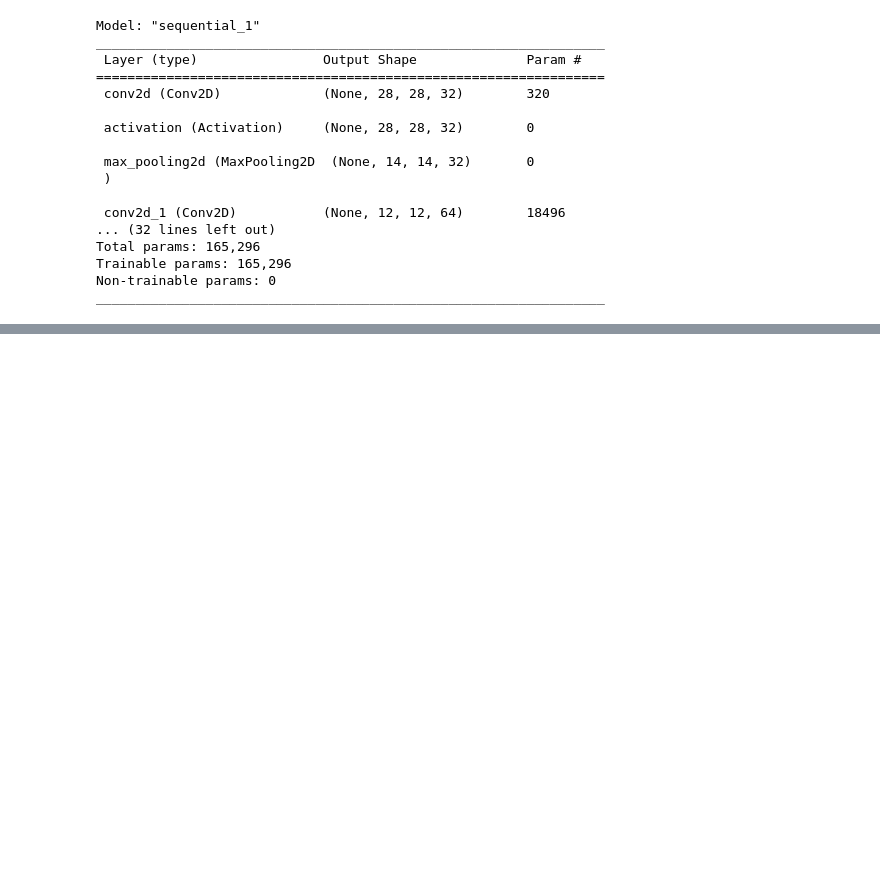
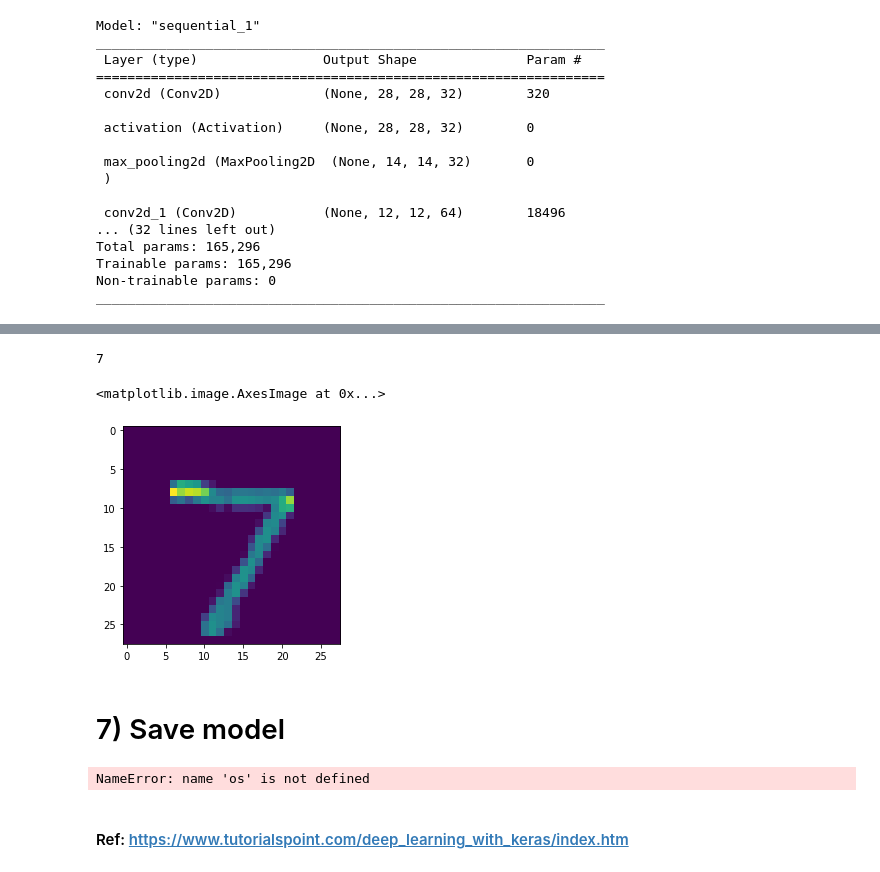
Before and after one commit to amira-haouet/Digit_recognition, a Jupyter notebook: Digit_recognition.ipynb, the cells around one changed output, grey strips where cells are left out. Cells and saved outputs as stored; diff of their text form; code cells hidden in the pictures; blank space fills up the shorter version.

Commit message:
save model

```diff
--- a/Digit_recognition.ipynb
+++ b/Digit_recognition.ipynb
@@ -311,0 +303,19 @@ plt.imshow(x_testr[A])
+# %%
+print(np.argmax(predictions[0]))
+plt.imshow(x_testr[0])
+# %% [output]
+7
+<matplotlib.image.AxesImage at 0x...>
+[figure, added]
+# %% [markdown]
+# 7) Save model
+# %%
+directory = "./models/"
+name = 'handwrittendigitrecognition.h5'
+path = os.path.join(save_dir, name)
+model.save(path)
+print('Saved trained model at %s ' % path)
+# %% [output]
+NameError: name 'os' is not defined
+# %% [markdown]
+#### Ref: https://www.tutorialspoint.com/deep_learning_with_keras/index.htm
```
Also changed, not shown: parts of 37 cells of this notebook, 1 other file.
